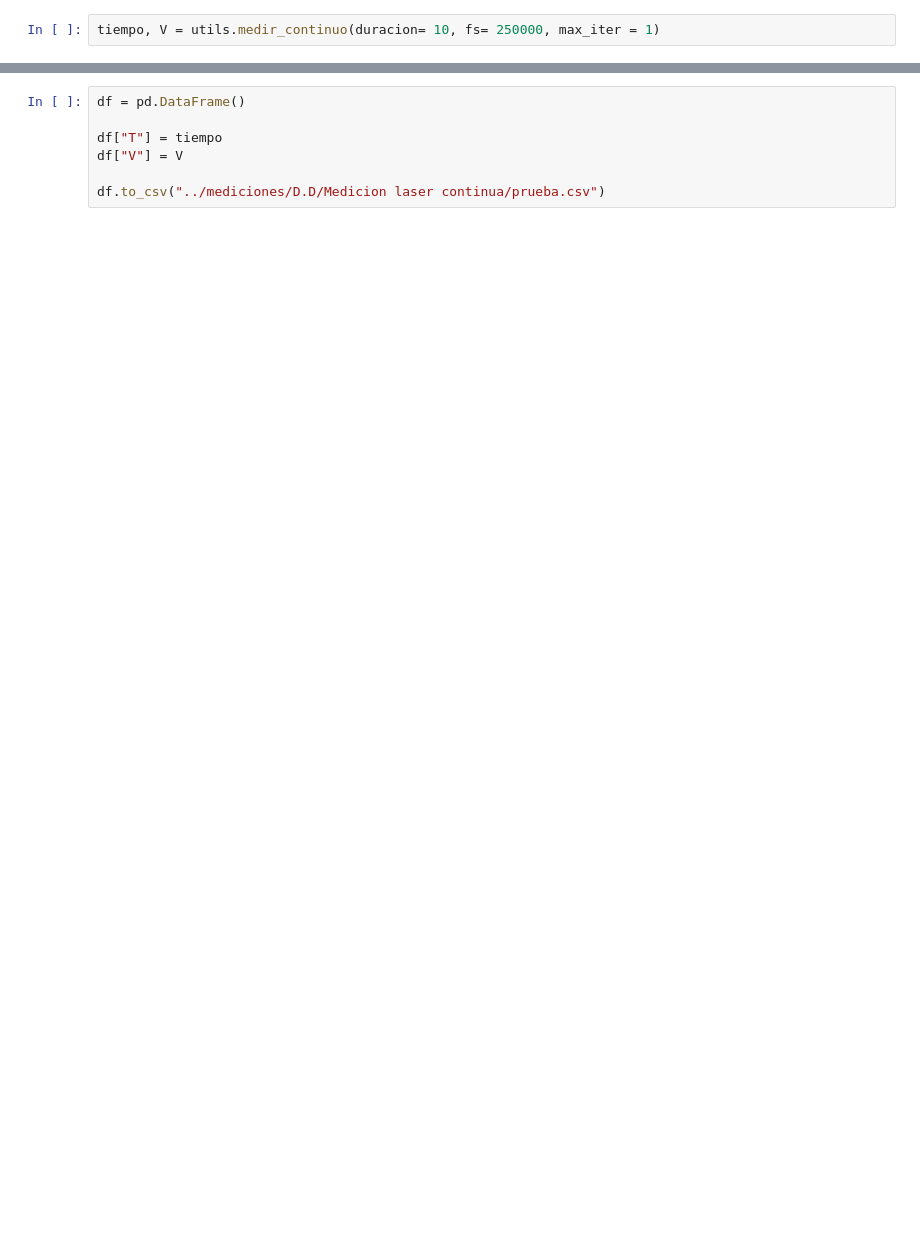
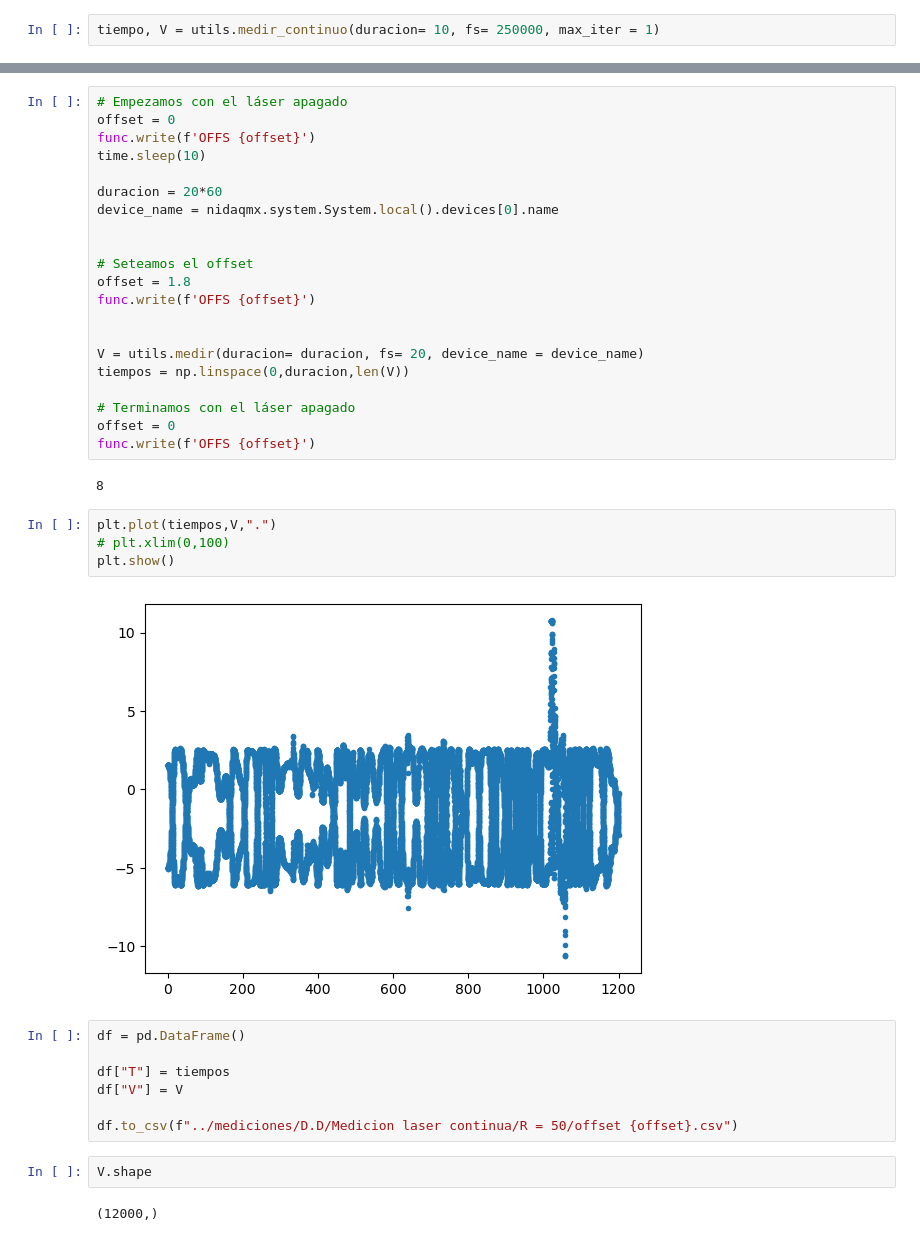
Before and after one commit to DelManuel/Magnetometro-optico, a Jupyter notebook: códigos/Codigo_para_medir_con_la_daq.ipynb, the cells around one changed output, grey strips where cells are left out. Cells and saved outputs as stored; diff of their text form; blank space fills up the shorter version.

Commit message:
Código para medir con la DAQ funcional

```diff
--- a/códigos/Codigo_para_medir_con_la_daq.ipynb
+++ b/códigos/Codigo_para_medir_con_la_daq.ipynb
@@ -56,7 +91,40 @@ plt.plot(V)
+# %%
+# Empezamos con el láser apagado
+offset = 0
+func.write(f'OFFS {offset}')
+time.sleep(10)
+
+duracion = 20*60
+device_name = nidaqmx.system.System.local().devices[0].name
+
+
+# Seteamos el offset
+offset = 1.8
+func.write(f'OFFS {offset}')
+
+
+V = utils.medir(duracion= duracion, fs= 20, device_name = device_name)
+tiempos = np.linspace(0,duracion,len(V))
+
+# Terminamos con el láser apagado
+offset = 0
+func.write(f'OFFS {offset}')
+# %% [output]
+8
+# %%
+plt.plot(tiempos,V,".")
+# plt.xlim(0,100)
+plt.show()
+# %% [output]
+[figure, added]
 # %%
 df = pd.DataFrame()
 
-df["T"] = tiempo
+df["T"] = tiempos
 df["V"] = V
 
-df.to_csv("../mediciones/D.D/Medicion laser continua/prueba.csv")
+df.to_csv(f"../mediciones/D.D/Medicion laser continua/R = 50/offset {offset}.csv")
+# %%
+V.shape
+# %% [output]
+(12000,)
```
Also changed, not shown: parts of 10 cells of this notebook, 7 other files.
